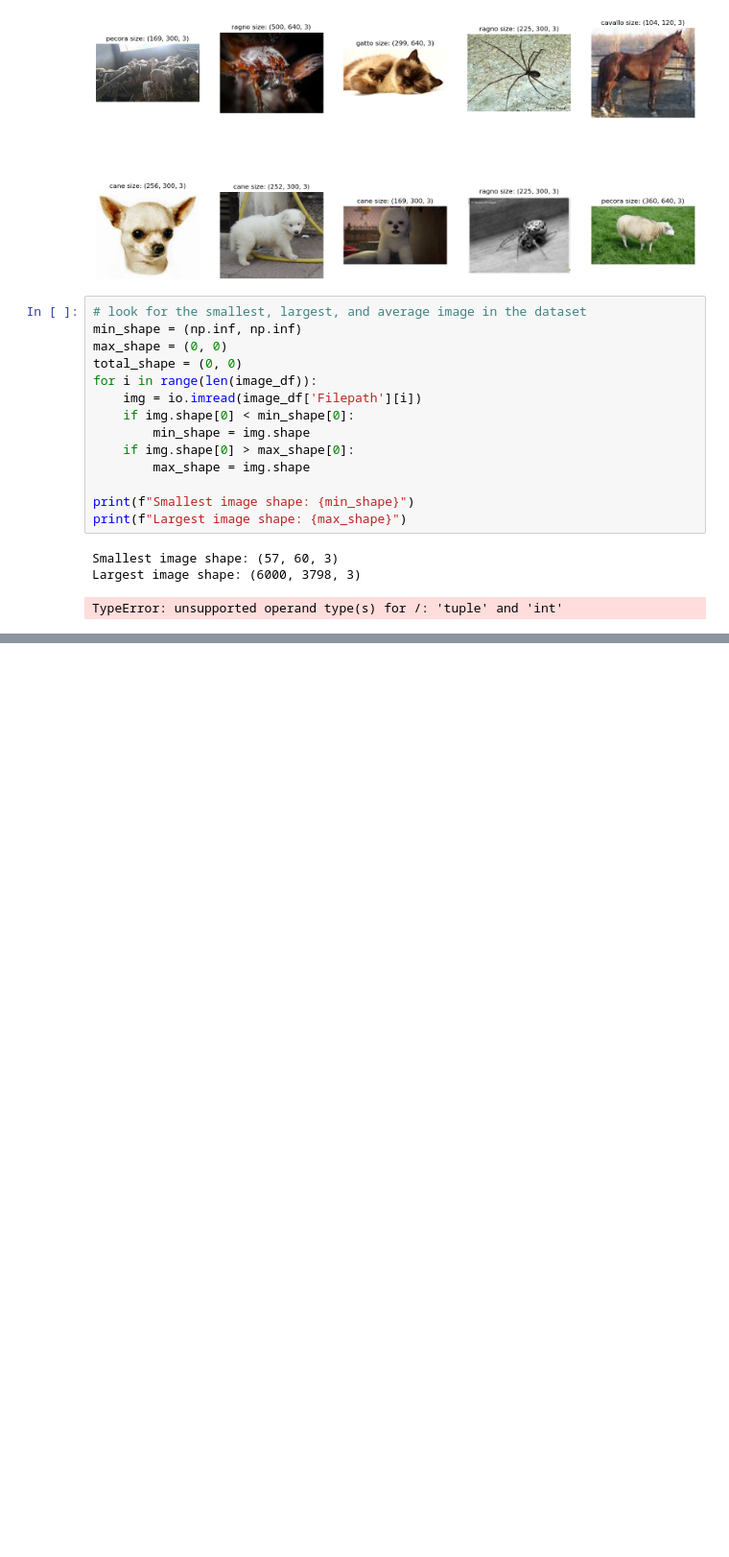
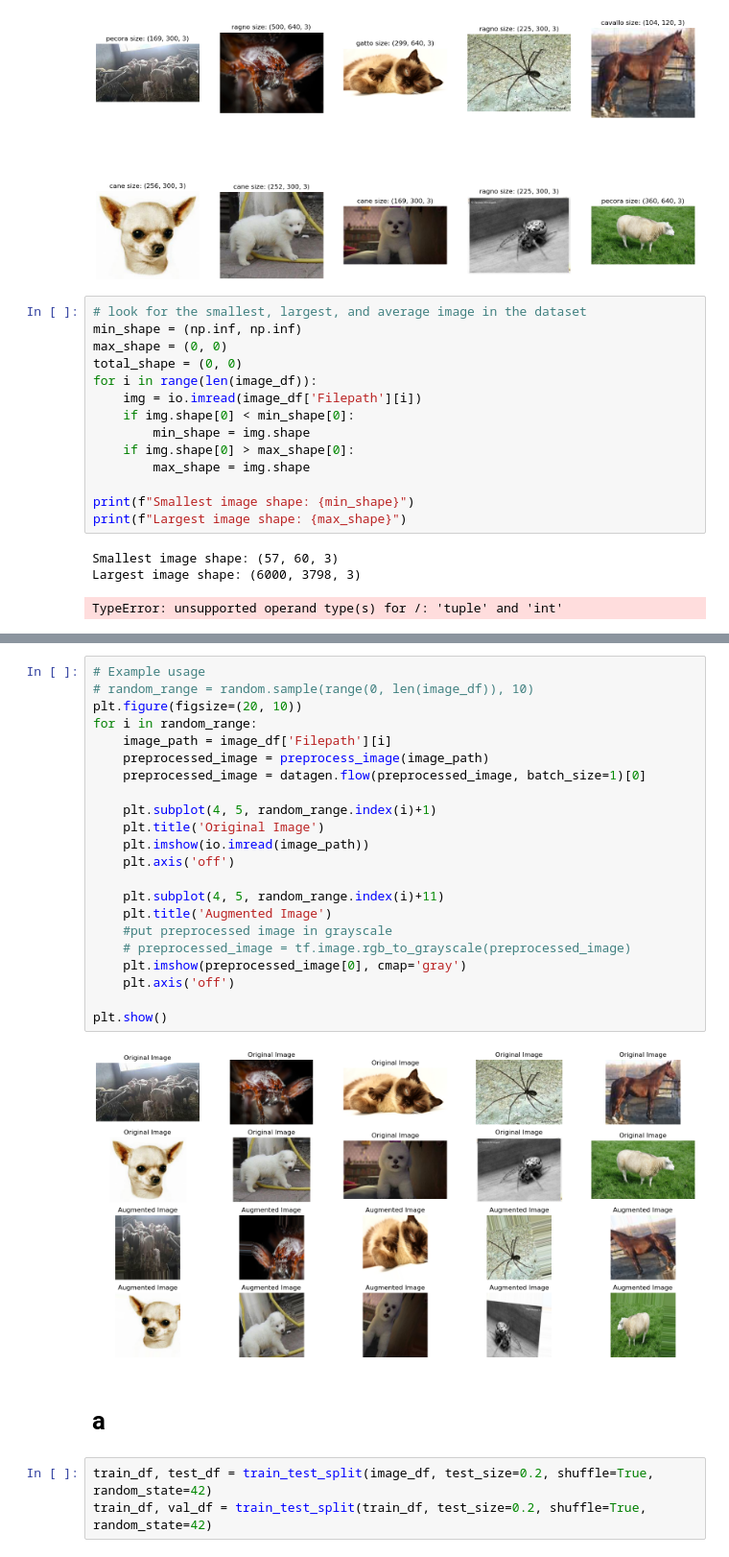
Before and after one commit to natanael-2012/project-1-deep-learning-image-classification-with-cnn, a Jupyter notebook: Deep learning for image classification.ipynb, the cells around one changed output, grey strips where cells are left out. Shown at 96% size. Saved outputs shown, nothing was run; the diff lists cells and outputs as text; blank space fills up the shorter version.

```diff
--- a/Deep learning for image classification.ipynb
+++ b/Deep learning for image classification.ipynb
@@ -136,0 +187,29 @@ TypeError: unsupported operand type(s) for /: 'tuple' and 'int'
+# %%
+# Example usage
+# random_range = random.sample(range(0, len(image_df)), 10)
+plt.figure(figsize=(20, 10))
+for i in random_range:
+    image_path = image_df['Filepath'][i]
+    preprocessed_image = preprocess_image(image_path)
+    preprocessed_image = datagen.flow(preprocessed_image, batch_size=1)[0]
+
+    plt.subplot(4, 5, random_range.index(i)+1)
+    plt.title('Original Image')
+    plt.imshow(io.imread(image_path))
+    plt.axis('off')
+
+    plt.subplot(4, 5, random_range.index(i)+11)
+    plt.title('Augmented Image')
+    #put preprocessed image in grayscale
+    # preprocessed_image = tf.image.rgb_to_grayscale(preprocessed_image)
+    plt.imshow(preprocessed_image[0], cmap='gray')
+    plt.axis('off')
+
+plt.show()
+# %% [output]
+[figure, added]
+# %% [markdown]
+# a
+# %%
+train_df, test_df = train_test_split(image_df, test_size=0.2, shuffle=True, random_state=42)
+train_df, val_df = train_test_split(train_df, test_size=0.2, shuffle=True, random_state=42)
```
Also changed, not shown: parts of 11 cells of this notebook, 1 other file.
